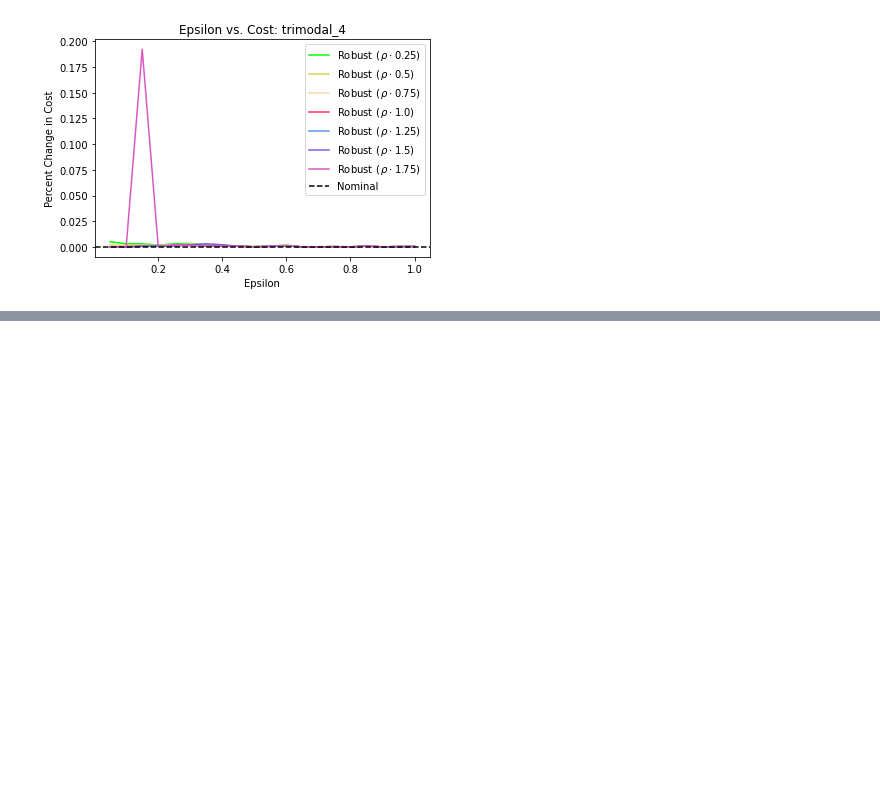
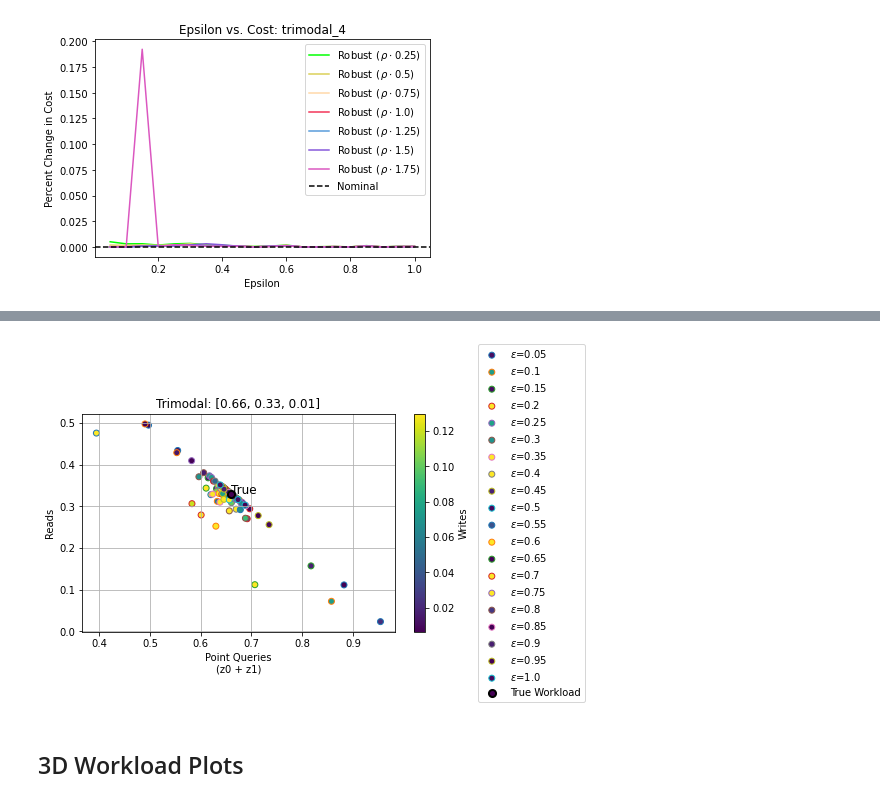
Before and after one commit to Pizzawookiee/private_lsm_tuning, a Jupyter notebook: notebook/epsilon_cost_experiment.ipynb, the cells around one changed output, grey strips where cells are left out. Cells and saved outputs as stored; diff of their text form; code cells hidden in the pictures; blank space fills up the shorter version.

```diff
--- a/notebook/epsilon_cost_experiment.ipynb
+++ b/notebook/epsilon_cost_experiment.ipynb
@@ -91,0 +169,39 @@ for file_num in range(len(files)):
+# %%
+fig, ax = plt.subplots(figsize=(7, 4))
+
+og = workloads.iloc[0]['Workload (True)']
+og_vals = extract_probabilities_2d(og)
+
+
+epsilon_values = sorted(workloads['Epsilon'].unique())
+outline_colors = plt.cm.tab10.colors
+
+for idx, epsilon in enumerate(epsilon_values):
+    matching = workloads[(workloads['Workload (True)'] == og) &
+                         (workloads['Epsilon'] == epsilon)]
+
+    if not matching.empty:
+        perturbed = np.concatenate(matching['Workload (Perturbed)'].values)
+        perturbed = list(set(perturbed))
+        x, y, grad = parse_workload_list_2d(perturbed)
+
+        ax.scatter(x, y, c=grad, cmap='viridis',
+                   edgecolor=outline_colors[idx % len(outline_colors)],
+                   linewidth=1, label=rf'$\varepsilon$={round(epsilon, 2)}')
+
+ax.scatter([og_vals[0]], [og_vals[1]], c=[og_vals[2]], cmap='viridis',
+           edgecolor='black', linewidth=2, s=50, label='True Workload')
+ax.text(og_vals[0], og_vals[1], 'True', fontsize=12, color='black')
+
+fig.colorbar(ax.collections[0], ax=ax, label='Writes')
+ax.set_xlabel('Point Queries\n(z0 + z1)')
+ax.set_ylabel('Reads')
+ax.set_title(f'Trimodal: {og_vals}')
+ax.grid(True)
+ax.legend(loc='center left', bbox_to_anchor=(1.25, 0.5))
+
+plt.show()
+# %% [output]
+[figure, added]
+# %% [markdown]
+## 3D Workload Plots
```
Also changed, not shown: parts of 11 cells of this notebook, 6 other files.
